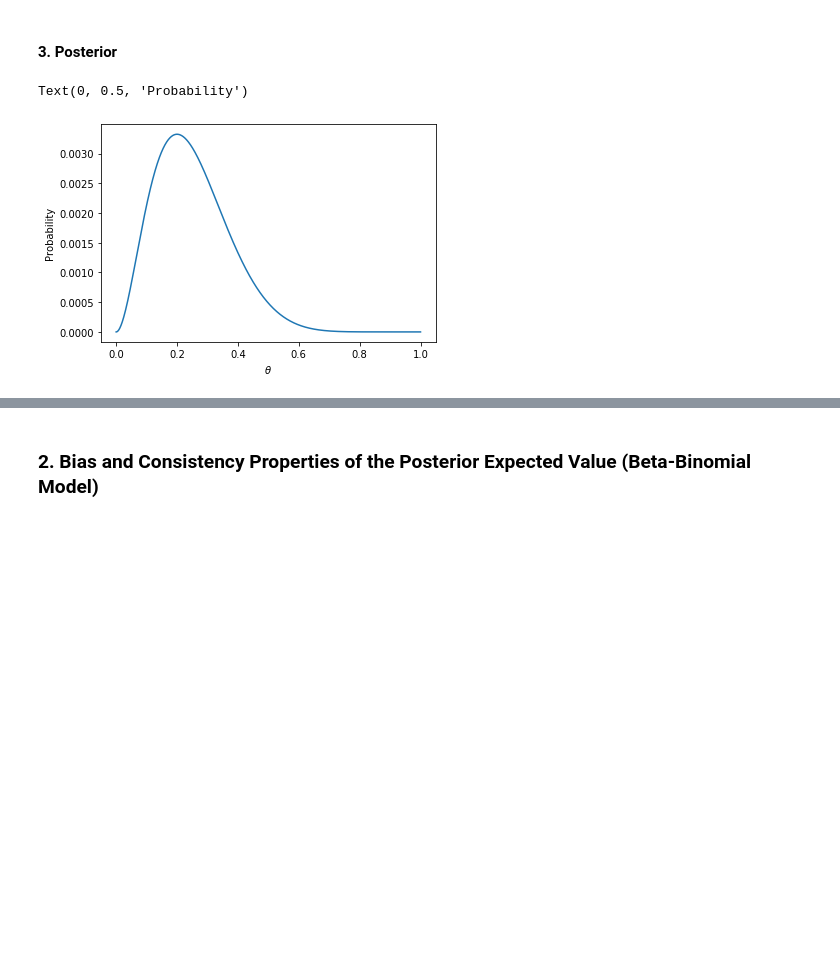
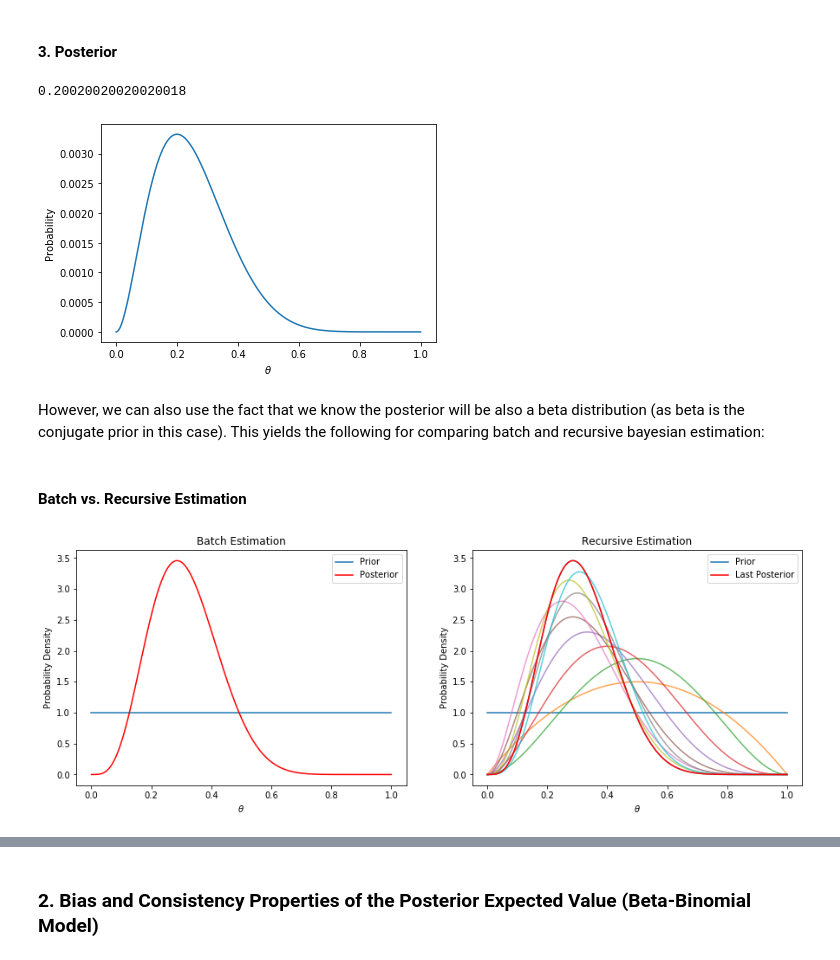
Before and after one commit to DorotheaMueller/statistics_assignments, a Jupyter notebook: ex_3.ipynb, the cells around one changed output, grey strips where cells are left out. Saved outputs shown, nothing was run; the diff lists cells and outputs as text; code cells hidden in the pictures; blank space fills up the shorter version.

```diff
--- a/ex_3.ipynb
+++ b/ex_3.ipynb
@@ -73,6 +74,47 @@ normalized_posterior = posterior / np.sum(posterior)
 plt.plot(theta_range, normalized_posterior)
 plt.xlabel(r"$\theta$")
 plt.ylabel("Probability")
+print(theta_range[np.argmax(posterior)])
 # %% [output]
-Text(0, 0.5, 'Probability')
+0.20020020020020018
 [figure]
+# %% [markdown]
+However, we can also use the fact that we know the posterior will be also a beta distribution (as beta is the conjugate prior in this case). This yields the following for comparing batch and recursive bayesian estimation:
+# %% [markdown]
+#### Batch vs. Recursive Estimation
+# %%
+n = 10
+sample = bernoulli.rvs(theta_unknown, size = n)
+n_pos = sample.sum()
+
+prior = beta.pdf(x = theta_range, a = a, b = b)
+posterior_batch = beta.pdf(x = theta_range, a = a + n_pos, b = b + n)
+# %%
+fig, axs = plt.subplots(1, 2, figsize = (15, 5), sharex=True)
+
+for ax in axs:
+    ax.plot(theta_range, prior, label = "Prior")
+    ax.set_xlabel(r"$\theta$")
+    ax.set_ylabel('Probability Density')
+
+
+# Batch
+axs[0].set_title("Batch Estimation")
+axs[0].plot(theta_range, posterior_batch, color = 'red', label = "Posterior")
+
+# Recursive
+axs[1].set_title("Recursive Estimation")
+for num, i in enumerate(sample):
+    a = a + i
+    b = b + 1
+    posterior_batch = beta.pdf(x = theta_range, a = a, b = b)
+    axs[1].plot(theta_range, posterior_batch, alpha = 0.7)
+    if num == n-1:
+        axs[1].plot(theta_range, posterior_batch, color = 'red', label = 'Last Posterior')
+
+axs[0].legend()
+axs[1].legend()
+
+plt.legend();
+# %% [output]
+[figure, added]
```
Also changed, not shown: parts of 3 cells of this notebook.
